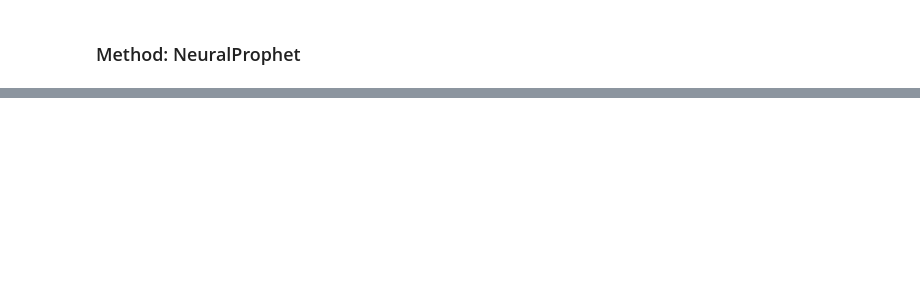
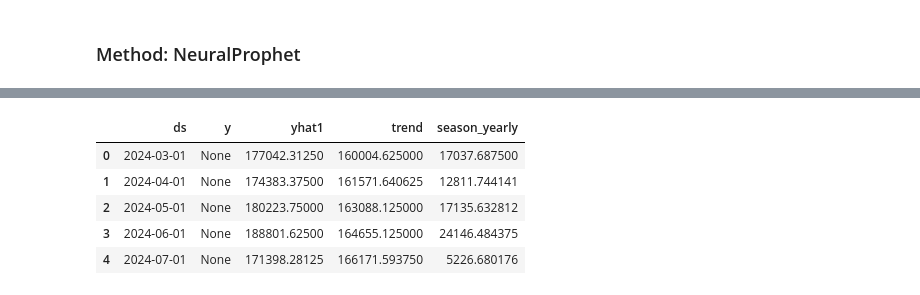
Before and after one commit to CLIUKELLY/Canadian-Car-Sales-Forecasting, a Jupyter notebook: ARIMA Forecasting.ipynb, the cells around one changed output, grey strips where cells are left out. Drawn from its saved outputs; the diff is of its cells as text; code cells hidden in the pictures; blank space fills up the shorter version.

```diff
--- a/ARIMA Forecasting.ipynb
+++ b/ARIMA Forecasting.ipynb
@@ -281,0 +374,9 @@ plt.show()
+# %%
+forecast_np.head()
+# %% [output]
+|  | ds | y | yhat1 | trend | season_yearly |
+| 0 | 2024-03-01 | None | 177042.31250 | 160004.625000 | 17037.687500 |
+| 1 | 2024-04-01 | None | 174383.37500 | 161571.640625 | 12811.744141 |
+| 2 | 2024-05-01 | None | 180223.75000 | 163088.125000 | 17135.632812 |
+| 3 | 2024-06-01 | None | 188801.62500 | 164655.125000 | 24146.484375 |
+| 4 | 2024-07-01 | None | 171398.28125 | 166171.593750 | 5226.680176 |
```
Also changed, not shown: parts of 8 cells of this notebook, 22 other files.
